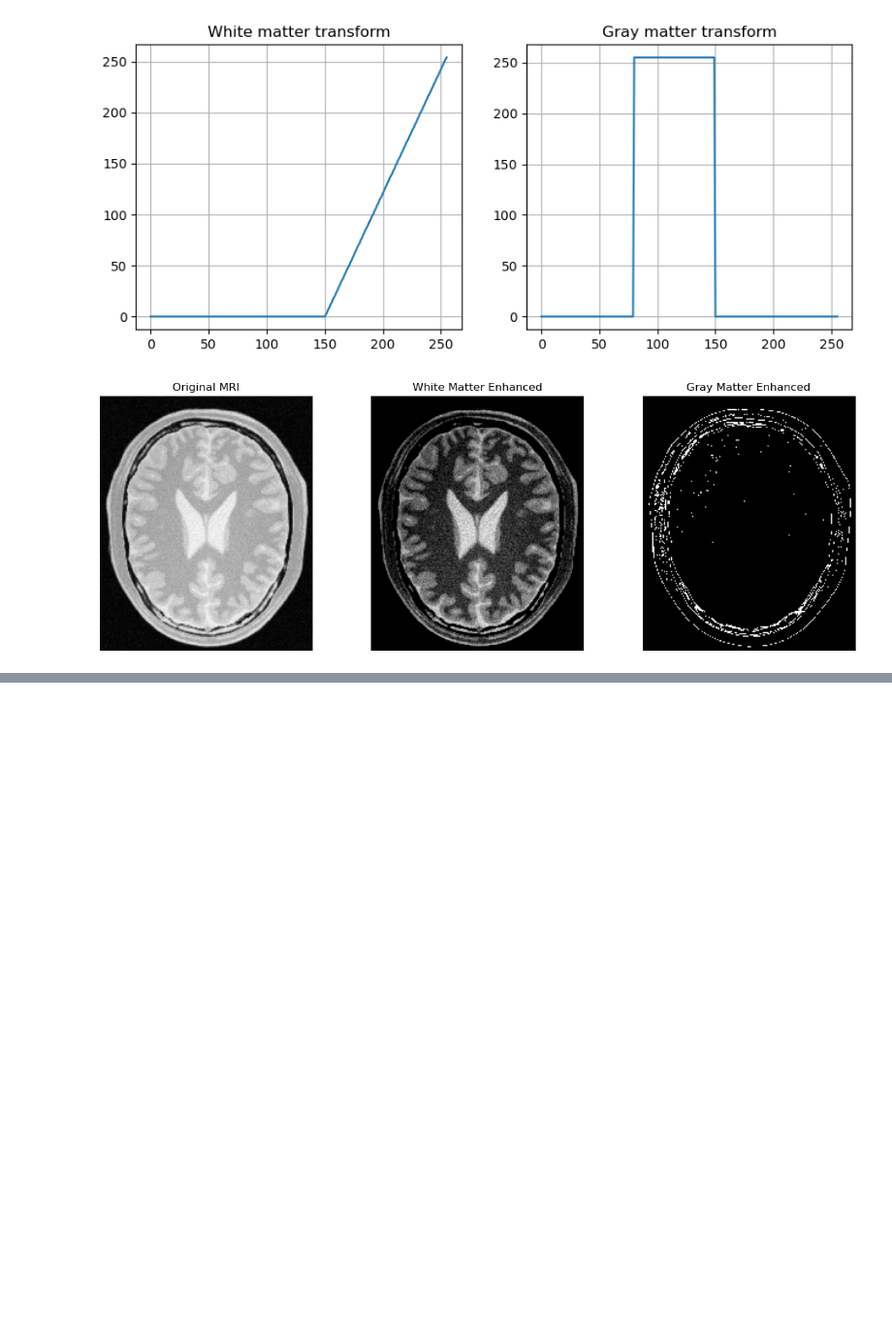
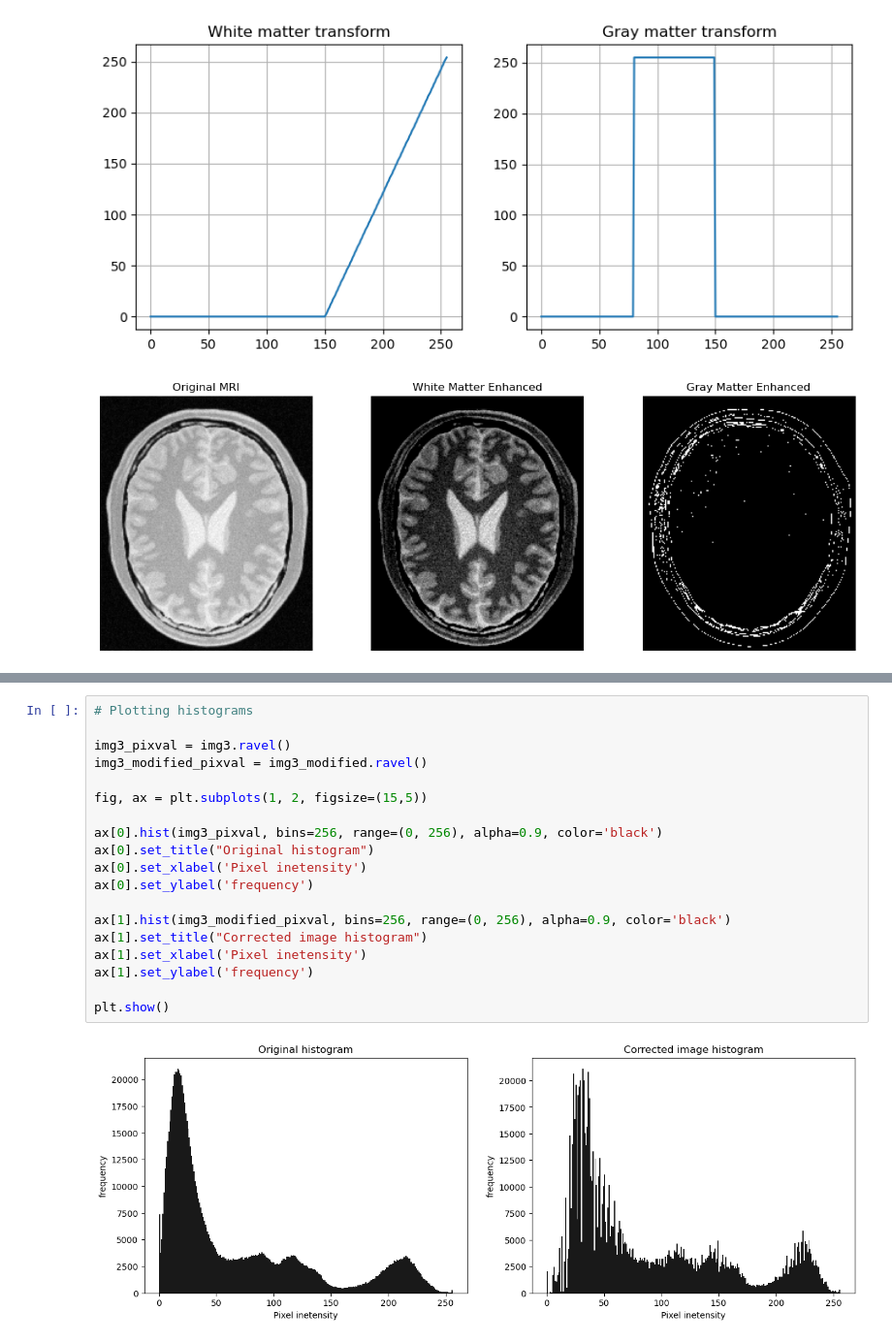
Before and after one commit to Sulojan2027/Image_Processing_SEM_05, a Jupyter notebook: assign_01.ipynb, the cells around one changed output, grey strips where cells are left out. Shown at 97% size. Saved outputs shown, nothing was run; the diff lists cells and outputs as text; blank space fills up the shorter version.

```diff
--- a/assign_01.ipynb
+++ b/assign_01.ipynb
@@ -144,0 +178,21 @@ plt.show()
+# %%
+# Plotting histograms
+
+img3_pixval = img3.ravel()
+img3_modified_pixval = img3_modified.ravel()
+
+fig, ax = plt.subplots(1, 2, figsize=(15,5))
+
+ax[0].hist(img3_pixval, bins=256, range=(0, 256), alpha=0.9, color='black')
+ax[0].set_title("Original histogram")
+ax[0].set_xlabel('Pixel inetensity')
+ax[0].set_ylabel('frequency')
+
+ax[1].hist(img3_modified_pixval, bins=256, range=(0, 256), alpha=0.9, color='black')
+ax[1].set_title("Corrected image histogram")
+ax[1].set_xlabel('Pixel inetensity')
+ax[1].set_ylabel('frequency')
+
+plt.show()
+# %% [output]
+[figure, added]
```
Also changed, not shown: parts of 5 cells of this notebook.
